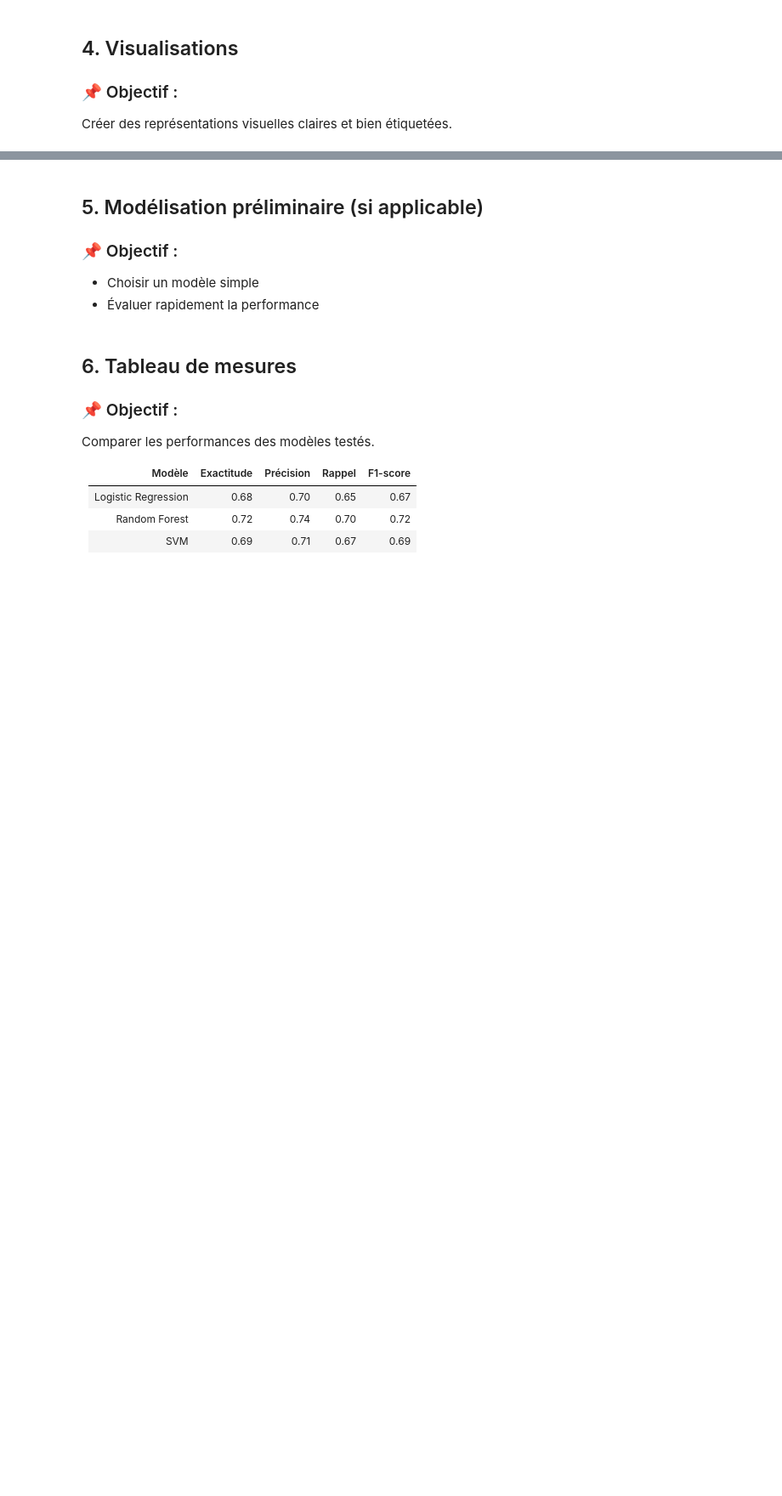
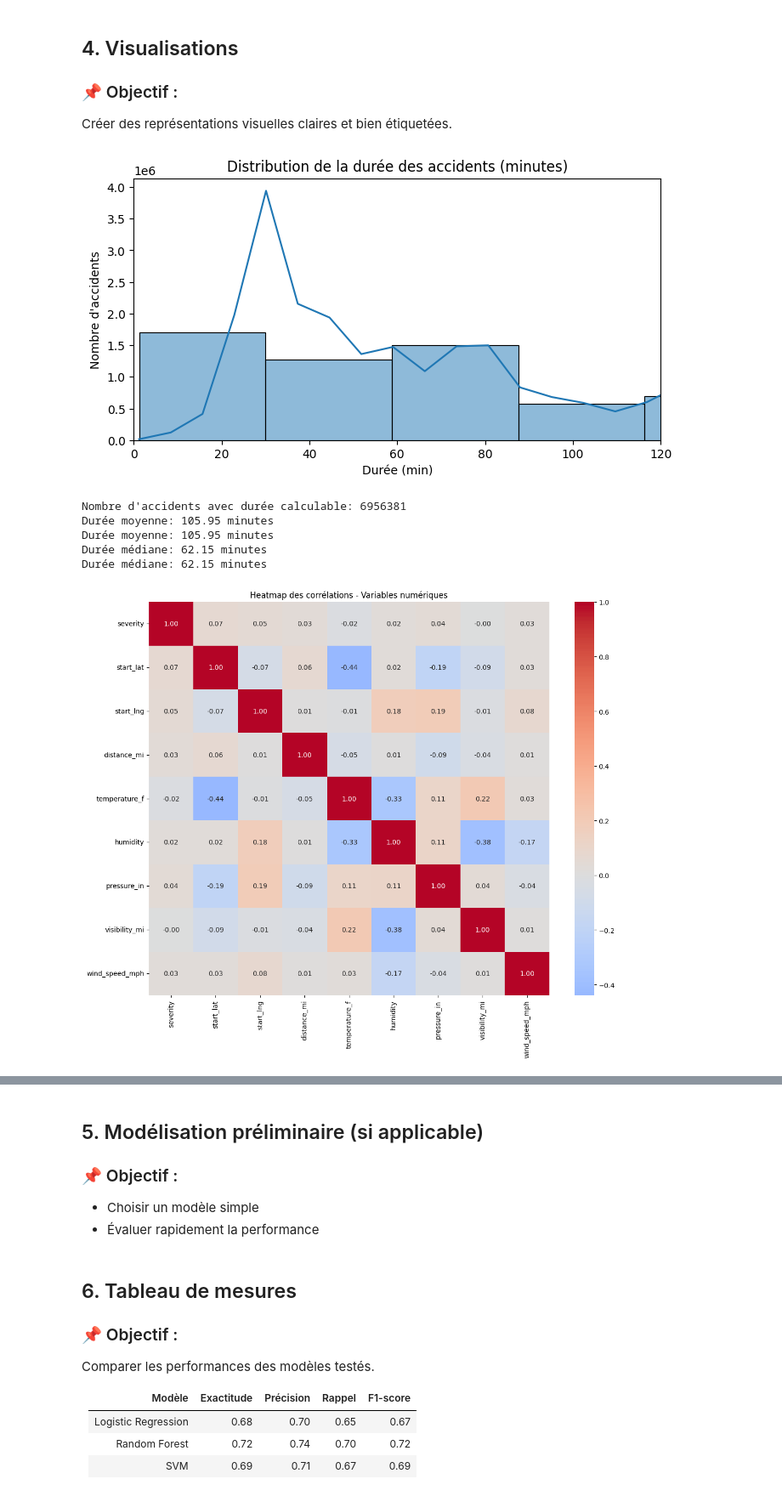
Before and after one commit to SPirate9/Hackathon_efrei, a Jupyter notebook: Hackathon_Jour2_Exploration_donnees.ipynb, the cells around one changed output, grey strips where cells are left out. Shown at 85% size. Saved outputs shown, nothing was run; the diff lists cells and outputs as text; code cells hidden in the pictures; blank space fills up the shorter version.

```diff
--- a/Hackathon_Jour2_Exploration_donnees.ipynb
+++ b/Hackathon_Jour2_Exploration_donnees.ipynb
@@ -141,20 +178,49 @@ print(corr)
 ### 📌 Objectif :
 Créer des représentations visuelles claires et bien étiquetées.
 # %%
+# Import des bibliothèques nécessaires
+import seaborn as sns
+import matplotlib.pyplot as plt
+
 # Histogramme de la durée des accidents
 plt.figure(figsize=(8,4))
-df['Start_Time'] = pd.to_datetime(df['Start_Time'])
-df['End_Time'] = pd.to_datetime(df['End_Time'])
-df['Duration'] = (df['End_Time'] - df['Start_Time']).dt.total_seconds() / 60  # en minutes
-sns.histplot(df['Duration'], bins=50, kde=True)
+
+# Calculer la durée des accidents (en minutes)
+df_duration = df.dropna(subset=['start_time', 'end_time'])
+duration = (df_duration['end_time'] - df_duration['start_time']).dt.total_seconds() / 60
+
+# Filtrer les durées raisonnables (< 24 heures = 1440 minutes)
+duration_filtered = duration[(duration > 0) & (duration <= 1440)]
+
+sns.histplot(duration_filtered, bins=50, kde=True)
 plt.title('Distribution de la durée des accidents (minutes)')
 plt.xlabel('Durée (min)')
 plt.ylabel('Nombre d\'accidents')
 plt.xlim(0, 120)
 plt.show()
 
-# Heatmap de corrélation
-plt.figure(figsize=(10,8))
-sns.heatmap(df.corr(), annot=True, cmap="coolwarm")
-plt.title('Heatmap des corrélations')
+print(f"Nombre d'accidents avec durée calculable: {len(duration_filtered)}")
+print(f"Durée moyenne: {duration_filtered.mean():.2f} minutes")
+print(f"Durée médiane: {duration_filtered.median():.2f} minutes")
+
+# Heatmap de corrélation des variables numériques
+plt.figure(figsize=(12,10))
+
+# Sélectionner seulement les colonnes numériques pour la corrélation
+numeric_cols = ['severity', 'start_lat', 'start_lng', 'distance_mi', 'temperature_f',
+                'humidity', 'pressure_in', 'visibility_mi', 'wind_speed_mph']
+numeric_cols = [col for col in numeric_cols if col in df.columns]
+
+corr_matrix = df[numeric_cols].corr()
+sns.heatmap(corr_matrix, annot=True, cmap="coolwarm", center=0, fmt='.2f')
+plt.title('Heatmap des corrélations - Variables numériques')
+plt.tight_layout()
 plt.show()
+# %% [output]
+[figure, added]
+Nombre d'accidents avec durée calculable: 6956381
+Durée moyenne: 105.95 minutes
+Durée moyenne: 105.95 minutes
+Durée médiane: 62.15 minutes
+Durée médiane: 62.15 minutes
+[figure, added]
```
Also changed, not shown: parts of 4 cells of this notebook.
